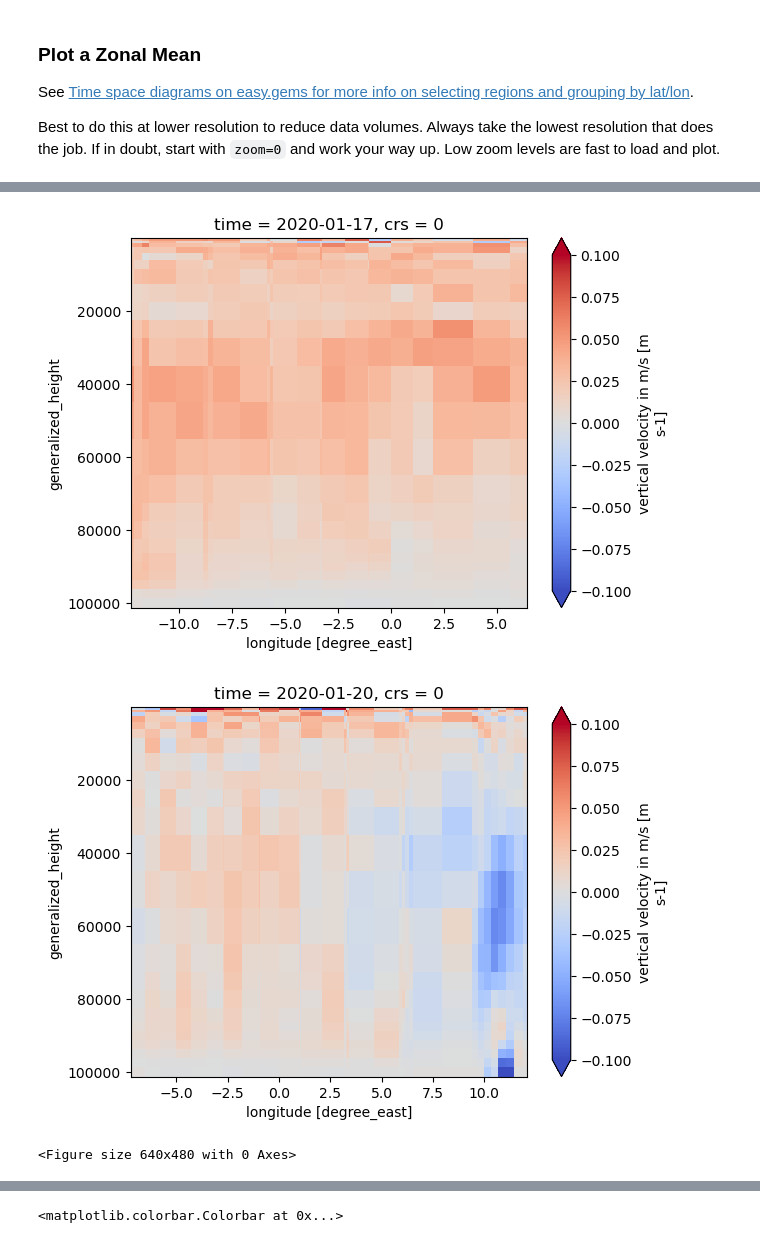
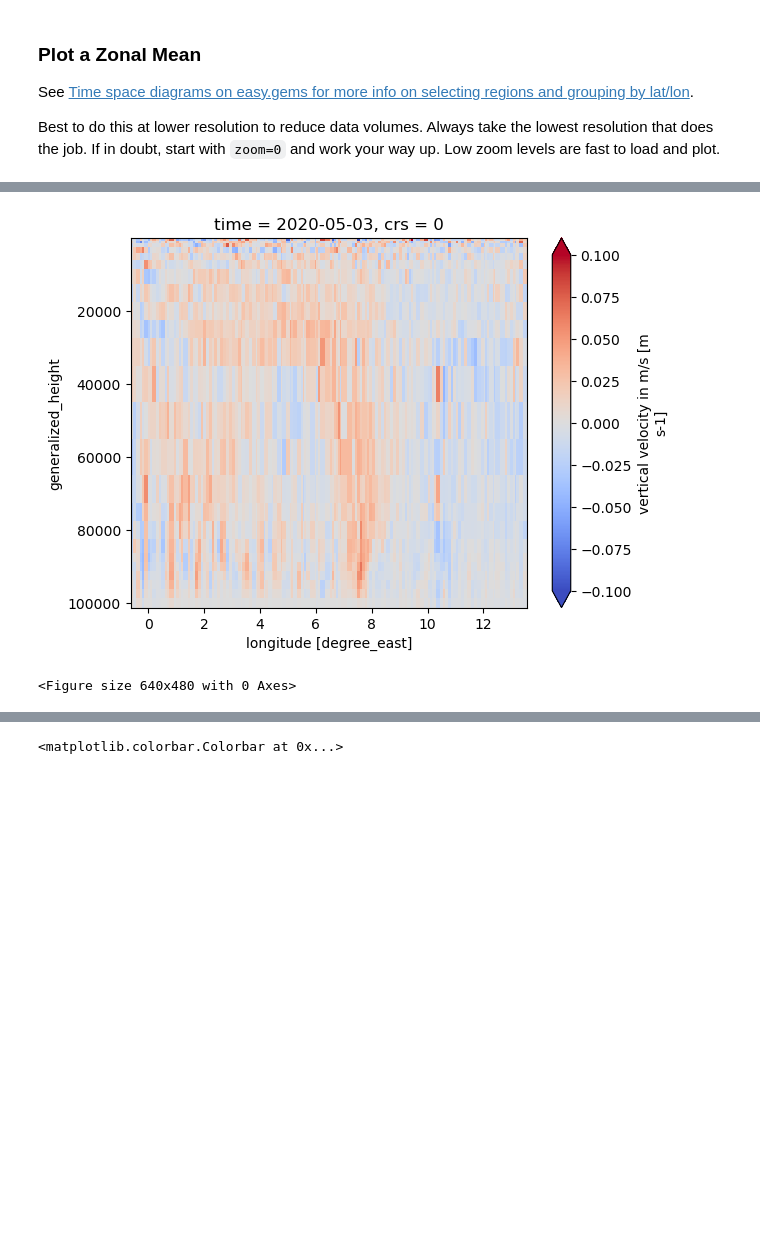
Before and after one commit to hauke-schmidt/hk25-teams-hs, a Jupyter notebook: hk25-IceSheet/prw_plot.ipynb, the cells around one changed output, grey strips where cells are left out. Saved outputs shown, nothing was run; the diff lists cells and outputs as text; code cells hidden in the pictures; blank space fills up the shorter version.

```diff
--- a/hk25-IceSheet/prw_plot.ipynb
+++ b/hk25-IceSheet/prw_plot.ipynb
@@ -168,13 +171,17 @@ plt.title(f"Zonal Mean of {long_name}");
 # %%
 map_extent = [-65, -5, -10, 25]
 projection = ccrs.NorthPolarStereo()
+
+t='2020-05-03T00:00:00.000000000'
 
 fig, ax = plt.subplots(
     figsize=(8, 4), subplot_kw={"projection": projection}, constrained_layout=True
 )
 ax.set_extent([-180, 180, 65, 90], ccrs.PlateCarree())
-m=egh.healpix_show(ds["prw"].where(mi_mask).mean(dim='time'), ax=ax, cmap="inferno", dpi=72);
+m=egh.healpix_show(ds["prw"].sel(time=t), ax=ax, cmap="inferno", dpi=72);
 ax.add_feature(cf.COASTLINE, linewidth=0.8)
-plt.colorbar(m)
+ax.set_title(t)
+plt.plot(lons_mi_t[15],lats_mi_t[15],transform=ccrs.PlateCarree())
+plt.colorbar(m,label='precipitable water [mm]')
 # %% [output]
 <matplotlib.colorbar.Colorbar at 0x...>
@@ -204,8 +233,8 @@ lats = np.full_like(lons, 75.0)
 pcore=85000
 
 ds8 = cat["icon_d3hp003"](zoom=10).to_dask()
-ds8 = ds8.rename_dims({'value': 'cell'}).pipe(egh.attach_coords) if 'value' in ds.dims else ds.pipe(egh.attach_coords)
-ds8['lon']=ds['lon'].where(cond=ds['lon']<180,other=ds['lon']-360)
+ds8 = ds8.rename_dims({'value': 'cell'}).pipe(egh.attach_coords) if 'value' in ds8.dims else ds8.pipe(egh.attach_coords)
+ds8['lon']=ds8['lon'].where(cond=ds8['lon']<180,other=ds8['lon']-360)
 
 
 pnts = xr.DataArray(
@@ -291,8 +325,6 @@ for t in ds['time'][mi_mask][:nplots]:
 # %%
-#
-#lonse = np.linspace(0.0, 20.0, 200)
-#lonsw=np.linspace(330.0,360.0,300)
-#lons=np.concat([lonsw,lonse])
+# plot anomalous winds
+
 lons= np.linspace(-15, 15.0, 200)
 lats = np.full_like(lons, 75.0)
 
@@ -335,8 +367,9 @@ for t in ds['time'][mi_mask][:nplots]:
 
     wind_proj,vector_proj=project_uv_components(u_anom,v_anom,[-ucore.values,vcore.values])
 
-    plt.contourf(u_anom.lon,u_anom.pressure,wind_proj)
+    m=plt.contourf(u_anom.lon,u_anom.pressure,wind_proj)
     plt.gca().invert_yaxis()
     plt.gca().set_title(t.values)
+    plt.colorbar(m)
     plt.figure()
 # %% [output]
@@ -366,50 +409,49 @@ def project_uv_components(u, v, direction_vector):
 
     return scalar_projection, vector_projection
 # %%
-#
-#lonse = np.linspace(0.0, 20.0, 200)
-#lonsw=np.linspace(330.0,360.0,300)
-#lons=np.concat([lonsw,lonse])
+# plot vertical velocity cross sections
+
 lons= np.linspace(-15, 15.0, 200)
 lats = np.full_like(lons, 75.0)
 
 pcore=85000
 
-ds8 = cat["icon_d3hp003"](zoom=10,time_method='inst').to_dask()
-ds8 = ds8.rename_dims({'value': 'cell'}).pipe(egh.attach_coords) if 'value' in ds.dims else ds.pipe(egh.attach_coords)
-ds8['lon']=ds['lon'].where(cond=ds['lon']<180,other=ds['lon']-360)
+ds8 = cat["icon_d3hp003"](zoom=10).to_dask()
+ds8 = ds8.rename_dims({'value': 'cell'}).pipe(egh.attach_coords) if 'value' in ds8.dims else ds8.pipe(egh.attach_coords)
+ds8['lon']=ds8['lon'].where(cond=ds8['lon']<180,other=ds8['lon']-360)
 
 
 pnts = xr.DataArray(
     healpy.ang2pix(egh.get_nside(ds8), lons, lats, lonlat=True, nest=get_nest(ds8)),
     dims=("cell",),
     coords={"lon": (("cell",), lons), "lat": (("cell",), lats)},
     )
 
 maxlon=[]
-for t in ds['time'][mi_mask][:nplots]:
+#for t in ds['time'][mi_mask][:nplots]:
+for t in ['2020-05-03T00:00:00.000000000']:
 
     maxlon_t=ds8.prw.isel(cell=pnts).swap_dims({"cell": "lon"}).sel(time=t).sortby("lon").argmax()
     ucore=ds8.ua.isel(cell=pnts).swap_dims({"cell": "lon"}).sel(time=t).sortby("lon").sel(pressure=pcore)[maxlon_t]
     vcore=ds8.va.isel(cell=pnts).swap_dims({"cell": "lon"}).sel(time=t).sortby("lon").sel(pressure=pcore)[maxlon_t]
     maxlon.append(maxlon_t)
 
     lons_t=np.linspace(ds8.lon.isel(cell=pnts).swap_dims({"cell": "lon"}).sortby("lon")[maxlon_t].values-10,ds8.lon.isel(cell=pnts).swap_dims({"cell": "lon"}).sortby("lon")[maxlon_t].values+10,200)
     lats_t=75-(ucore.values/vcore.values)*(lons_t-ds8.lon.isel(cell=pnts).swap_dims({"cell": "lon"}).sortby("lon")[maxlon_t].values)
     lons_t=lons_t[((lats_t>60)&(lats_t<85))]
     lats_t=lats_t[((lats_t>60)&(lats_t<85))]
 
 
     pnts_t = xr.DataArray(
     healpy.ang2pix(egh.get_nside(ds8), lons_t, lats_t, lonlat=True, nest=get_nest(ds8)),
     dims=("cell",),
     coords={"lon": (("cell",), lons_t), "lat": (("cell",), lats_t)},
     )
 
 
     ds8.wa.isel(cell=pnts_t).swap_dims({"cell": "lon"}).sel(time=t).sortby("lon").plot(x="lon", yincrease=False,vmin=-0.1,vmax=0.1,cmap='coolwarm')
+    plt.savefig('/home/a/a270082/hackathon/wa_crosssection_20200503.png')
     plt.figure()
 # %% [output]
-[figure, old version]
+[figure, new version]
-[figure, removed]
 <Figure size 640x480 with 0 Axes>
```
Also changed, not shown: parts of 14 cells of this notebook, 1 other file.
